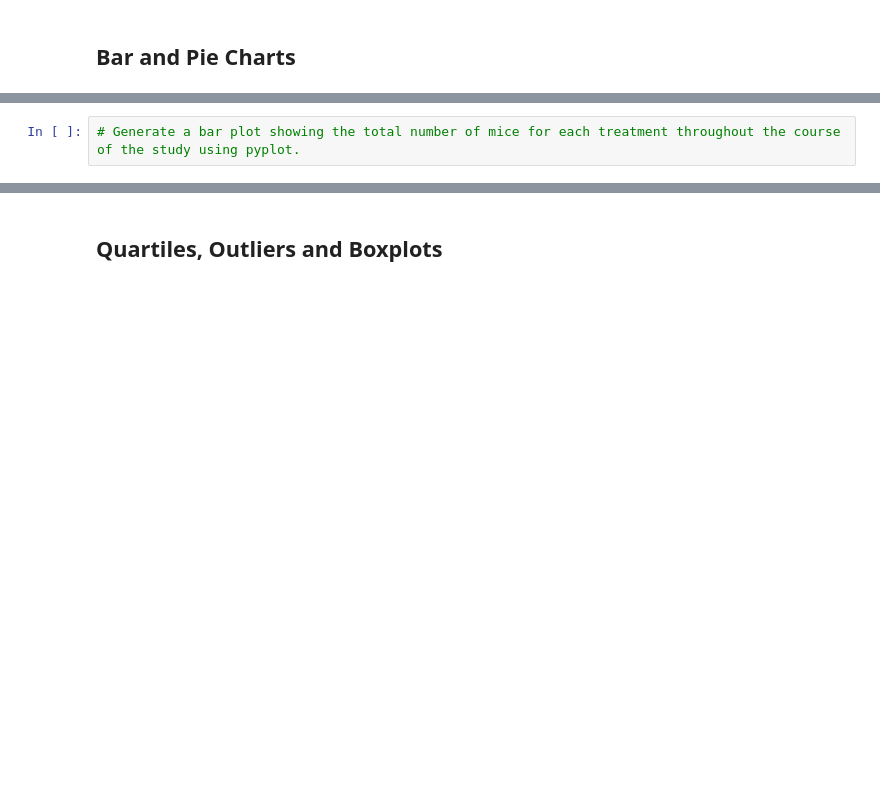
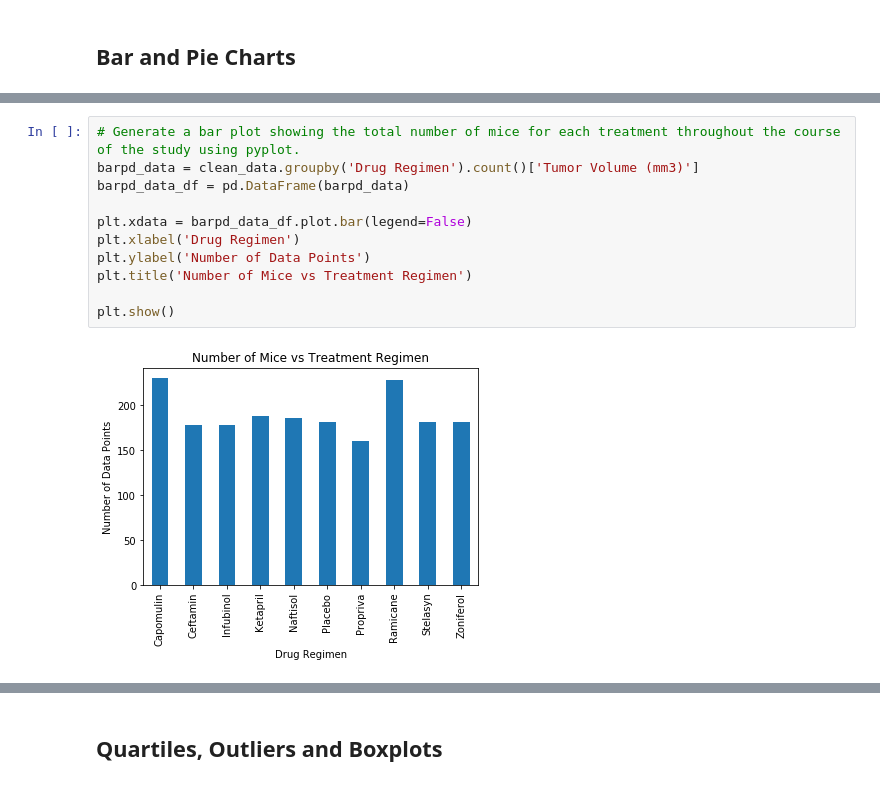
Before and after one commit to j1-aggie/5_MatPlotLib_Homework, a Jupyter notebook: pymaceuticals_starter.ipynb, the cells around one changed output, grey strips where cells are left out. Drawn from its saved outputs; the diff is of its cells as text; blank space fills up the shorter version.

```diff
--- a/pymaceuticals_starter.ipynb
+++ b/pymaceuticals_starter.ipynb
@@ -134,4 +157,15 @@ summarystats.head()
 # %%
 # Generate a bar plot showing the total number of mice for each treatment throughout the course of the study using pyplot.
+barpd_data = clean_data.groupby('Drug Regimen').count()['Tumor Volume (mm3)']
+barpd_data_df = pd.DataFrame(barpd_data)
+
+plt.xdata = barpd_data_df.plot.bar(legend=False)
+plt.xlabel('Drug Regimen')
+plt.ylabel('Number of Data Points')
+plt.title('Number of Mice vs Treatment Regimen')
+
+plt.show()
+# %% [output]
+[figure, added]
 # %%
 # Generate a pie plot showing the distribution of female versus male mice using pandas
```
Also changed, not shown: parts of 6 cells of this notebook.
